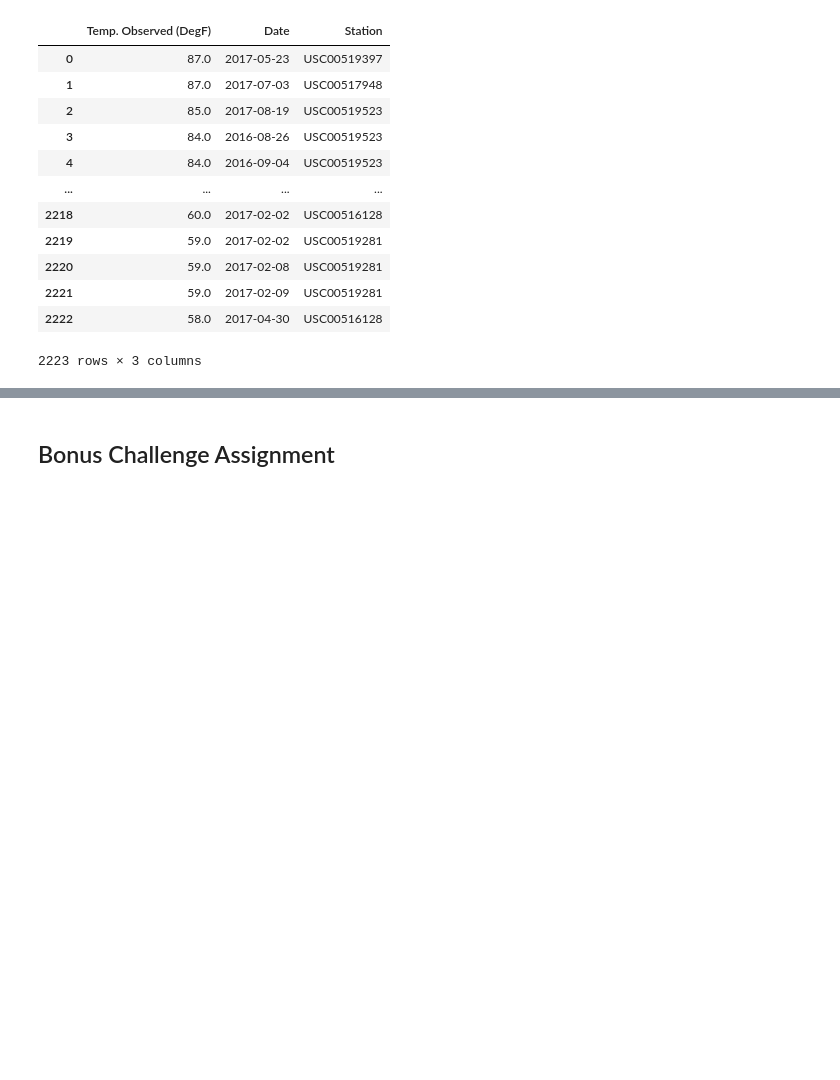
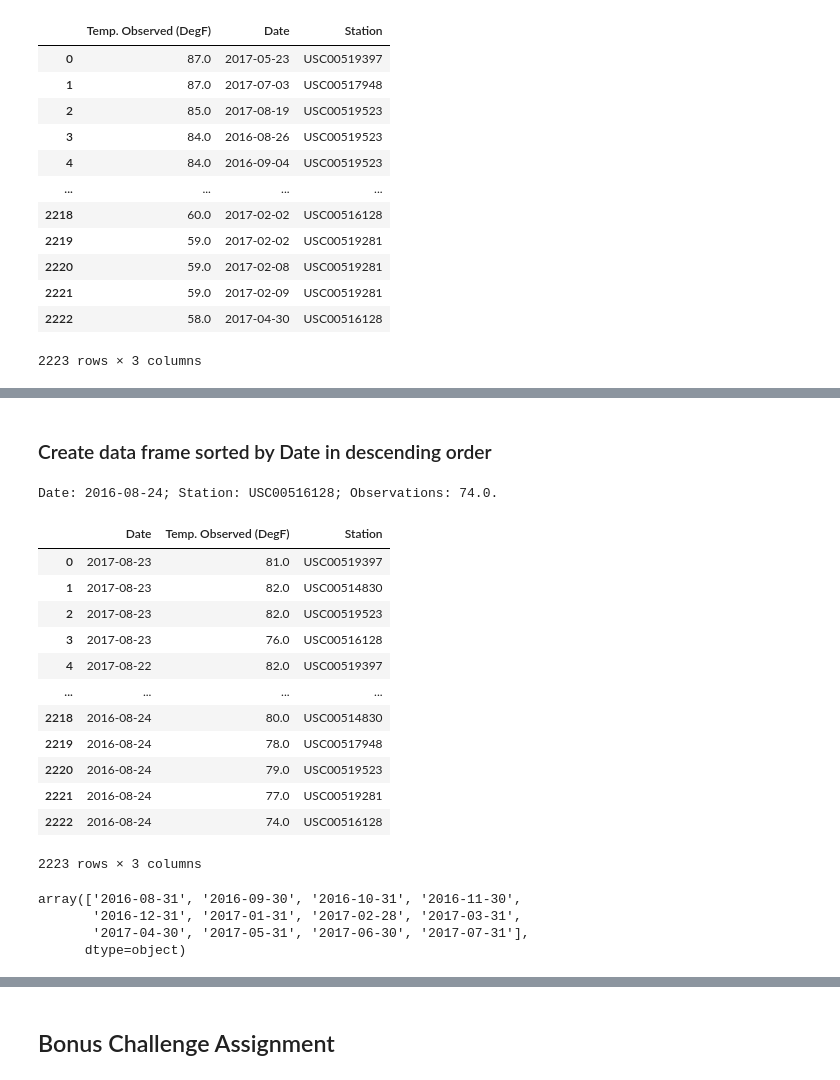
Before and after one commit to IrinaUX/sqlalchemy-challenge, a Jupyter notebook: weather_analysis.ipynb, the cells around one changed output, grey strips where cells are left out. Cells and saved outputs as stored; diff of their text form; code cells hidden in the pictures; blank space fills up the shorter version.

```diff
--- a/weather_analysis.ipynb
+++ b/weather_analysis.ipynb
@@ -468,0 +528,51 @@ tobs_df
+# %% [markdown]
+### Create data frame sorted by Date in descending order
+# %%
+# Create df from query by Date in descending order
+tobs_date_desc_list = []
+tobs_sta_desc_list  = []
+tobs_desc_list      = []
+for row in session.query(Measurement.date, Measurement.station, Measurement.tobs).\
+    order_by(Measurement.date.desc()).\
+    filter(Measurement.date <= latest_date).\
+    filter(Measurement.date > latest_twelve_months_date).\
+    filter(Measurement.tobs != 'None').\
+    all():
+    tobs_date_desc_list.append(row[0])
+    tobs_sta_desc_list.append(row[1])
+    tobs_desc_list.append(row[2])
+print(f"Date: {row[0]}; Station: {row[1]}; Observations: {row[2]}.")
+# %% [output]
+Date: 2016-08-24; Station: USC00516128; Observations: 74.0.
+# %%
+# Convert date list into datetime format
+tobs_date_list_desc_datetime = pd.to_datetime(tobs_date_desc_list)
+# %%
+# Create dataframe sorted by date in descending order
+desc_df = pd.DataFrame({'Date': tobs_date_list_desc_datetime,
+                   'Temp. Observed (DegF)': tobs_desc_list, 'Station': tobs_sta_desc_list})
+desc_df
+# %% [output]
+|  | Date | Temp. Observed (DegF) | Station |
+| 0 | 2017-08-23 | 81.0 | USC00519397 |
+| 1 | 2017-08-23 | 82.0 | USC00514830 |
+| 2 | 2017-08-23 | 82.0 | USC00519523 |
+| 3 | 2017-08-23 | 76.0 | USC00516128 |
+| 4 | 2017-08-22 | 82.0 | USC00519397 |
+| ... | ... | ... | ... |
+| 2218 | 2016-08-24 | 80.0 | USC00514830 |
+| 2219 | 2016-08-24 | 78.0 | USC00517948 |
+| 2220 | 2016-08-24 | 79.0 | USC00519523 |
+| 2221 | 2016-08-24 | 77.0 | USC00519281 |
+| 2222 | 2016-08-24 | 74.0 | USC00516128 |
+2223 rows × 3 columns
+# %%
+# Cut pd series into bins by months
+bins_dt = pd.date_range(latest_twelve_months_date, freq='1M', periods=12)
+bins_str = bins_dt.astype(str).values
+bins_str
+# %% [output]
+array(['2016-08-31', '2016-09-30', '2016-10-31', '2016-11-30',
+       '2016-12-31', '2017-01-31', '2017-02-28', '2017-03-31',
+       '2017-04-30', '2017-05-31', '2017-06-30', '2017-07-31'],
+      dtype=object)
```
Also changed, not shown: parts of 13 cells of this notebook.
